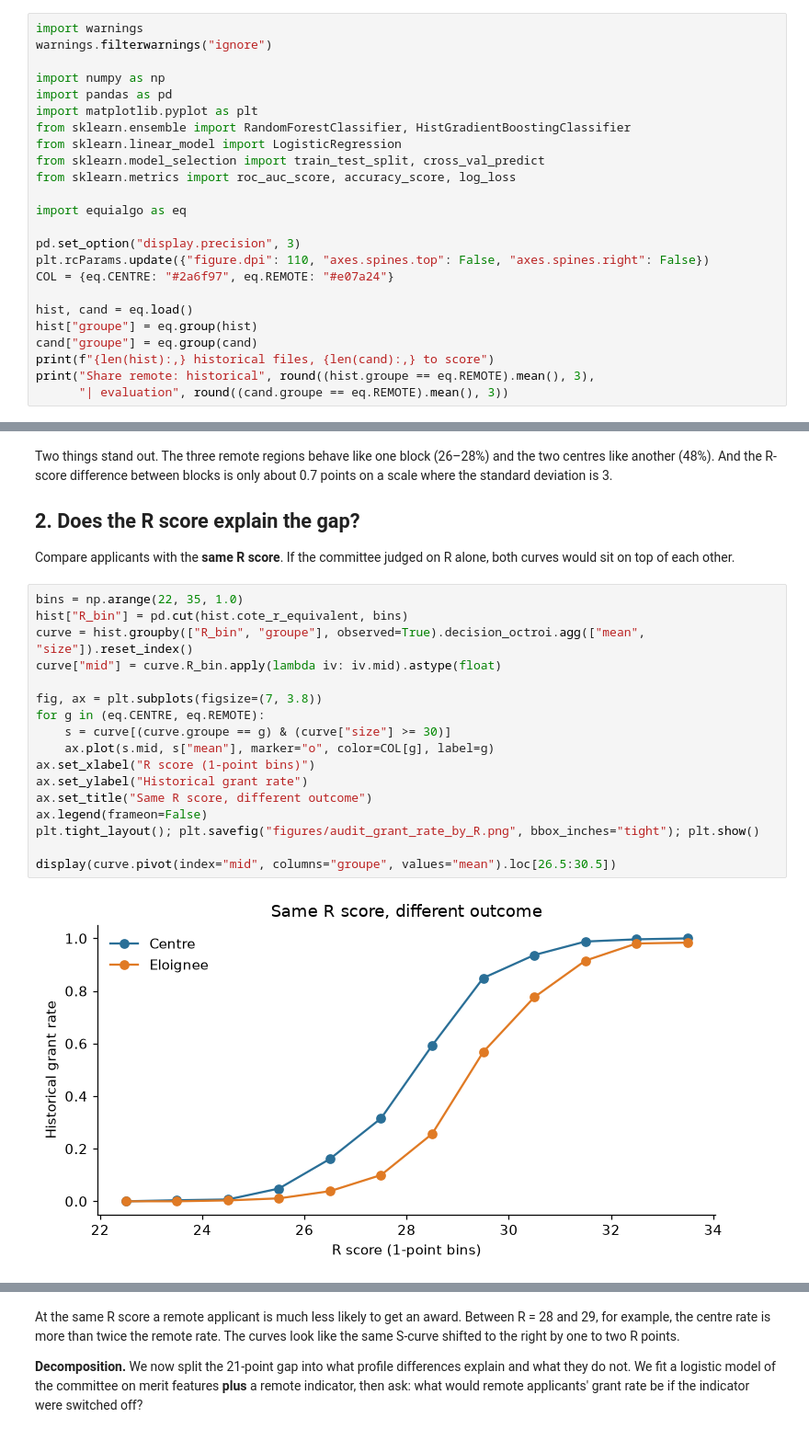
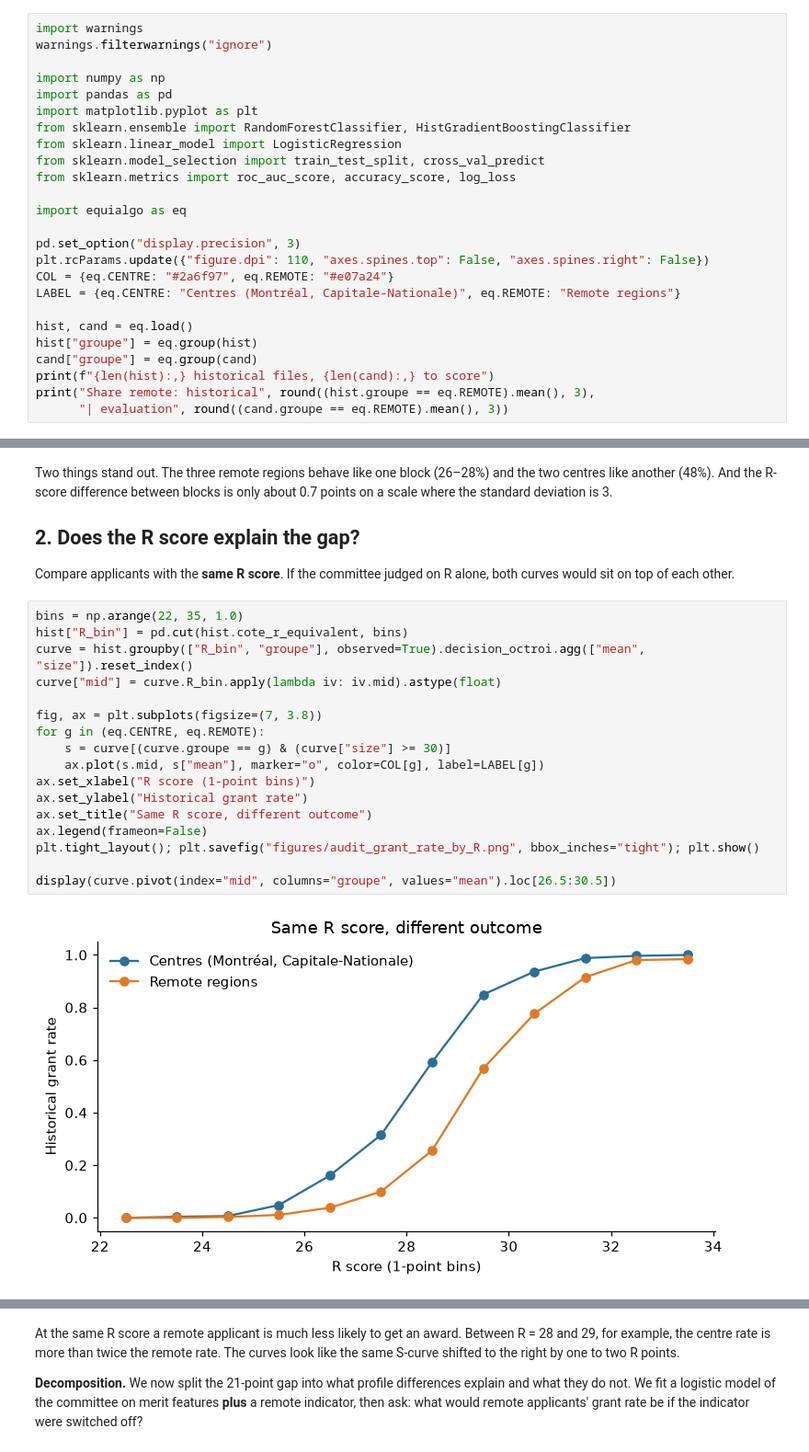
Before and after one commit to AidinYaseri/IVADO---EquiAlgo, a Jupyter notebook: audit_rapport.ipynb, the cells around one changed output, grey strips where cells are left out. Shown at 92% size. Drawn from its saved outputs; the diff is of its cells as text.

```diff
--- a/audit_rapport.ipynb
+++ b/audit_rapport.ipynb
@@ -43,6 +47,7 @@ import equialgo as eq
 pd.set_option("display.precision", 3)
 plt.rcParams.update({"figure.dpi": 110, "axes.spines.top": False, "axes.spines.right": False})
 COL = {eq.CENTRE: "#2a6f97", eq.REMOTE: "#e07a24"}
+LABEL = {eq.CENTRE: "Centres (Montréal, Capitale-Nationale)", eq.REMOTE: "Remote regions"}
 
 hist, cand = eq.load()
 hist["groupe"] = eq.group(hist)
@@ -99,22 +104,22 @@ would sit on top of each other.
 # %%
 bins = np.arange(22, 35, 1.0)
 hist["R_bin"] = pd.cut(hist.cote_r_equivalent, bins)
 curve = hist.groupby(["R_bin", "groupe"], observed=True).decision_octroi.agg(["mean", "size"]).reset_index()
 curve["mid"] = curve.R_bin.apply(lambda iv: iv.mid).astype(float)
 
 fig, ax = plt.subplots(figsize=(7, 3.8))
 for g in (eq.CENTRE, eq.REMOTE):
     s = curve[(curve.groupe == g) & (curve["size"] >= 30)]
-    ax.plot(s.mid, s["mean"], marker="o", color=COL[g], label=g)
+    ax.plot(s.mid, s["mean"], marker="o", color=COL[g], label=LABEL[g])
 ax.set_xlabel("R score (1-point bins)")
 ax.set_ylabel("Historical grant rate")
 ax.set_title("Same R score, different outcome")
 ax.legend(frameon=False)
 plt.tight_layout(); plt.savefig("figures/audit_grant_rate_by_R.png", bbox_inches="tight"); plt.show()
 
 display(curve.pivot(index="mid", columns="groupe", values="mean").loc[26.5:30.5])
 # %% [output]
-[figure, old version]
+[figure, new version]
 | groupe | Centre | Eloignee |
 | mid |  |  |
 | 26.5 | 0.161 | 0.038 |
```
Also changed, not shown: parts of 12 cells of this notebook, 30 other files.
